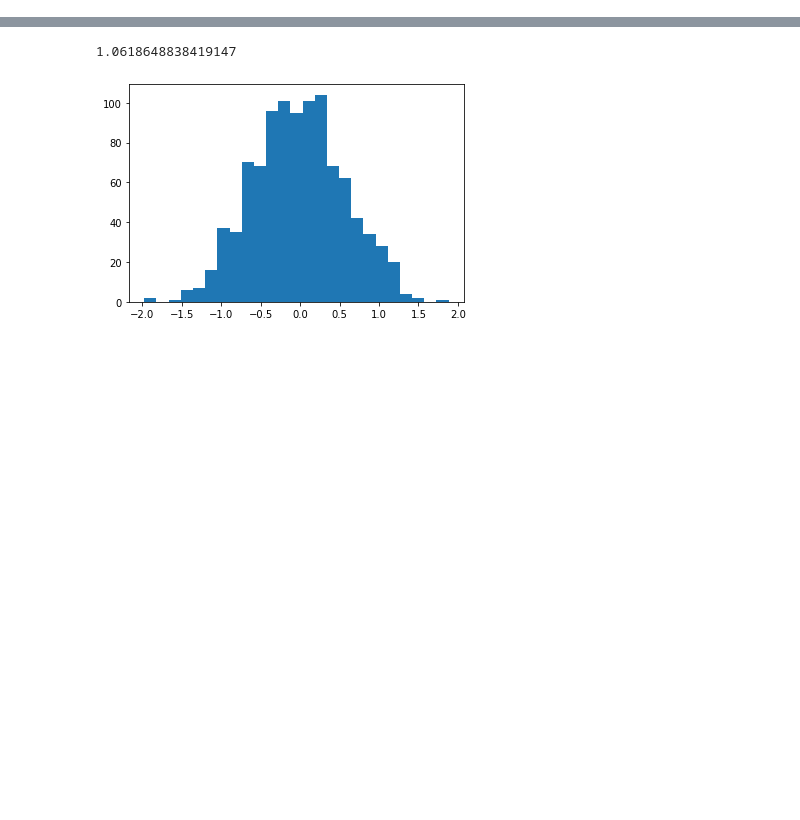
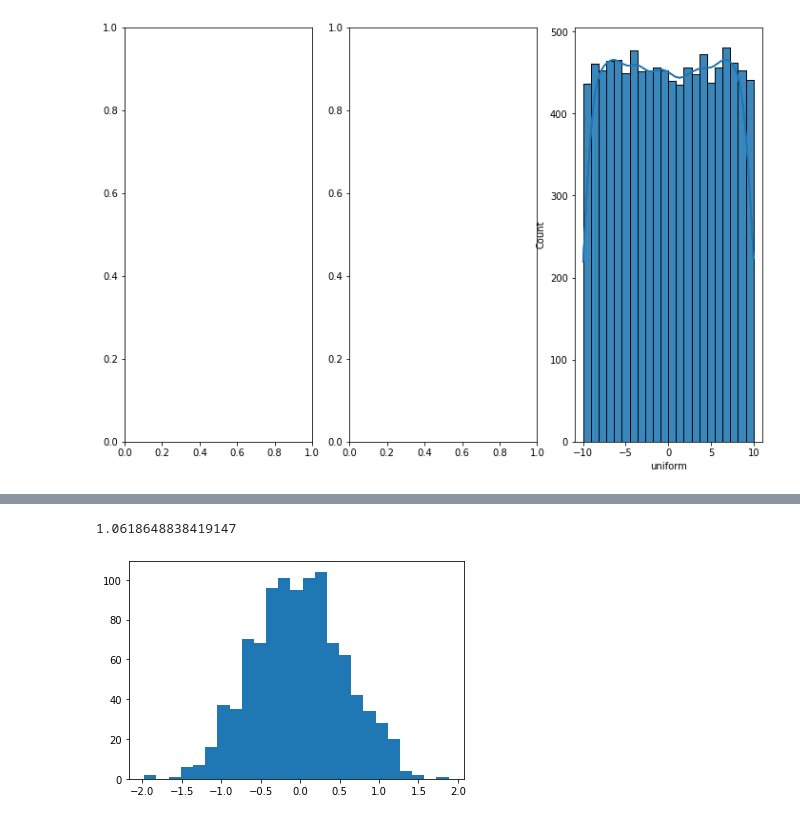
Before and after one commit to wzeyal/DataScience, a Jupyter notebook: Python_for_AI_Engineer/Exercises/7_Probability/5_2.ipynb, the cells around one changed output, grey strips where cells are left out. Cells and saved outputs as stored; diff of their text form; code cells hidden in the pictures; blank space fills up the shorter version.

```diff
--- a/Python_for_AI_Engineer/Exercises/7_Probability/5_2.ipynb
+++ b/Python_for_AI_Engineer/Exercises/7_Probability/5_2.ipynb
@@ -31,0 +60,7 @@ sigma_1 = np.sqrt(width_1 / 12)a
+# %%
+fig, axs = plt.subplots(1, 3, figsize=(12,8))
+axs[0] = sns.histplot(df.uniform, kde=True)
+axs[1] = sns.histplot(df.uniform, kde=True)
+axs[2] = sns.histplot(df.uniform, kde=True)
+# %% [output]
+[figure, added]
```
Also changed, not shown: parts of 8 cells of this notebook.
